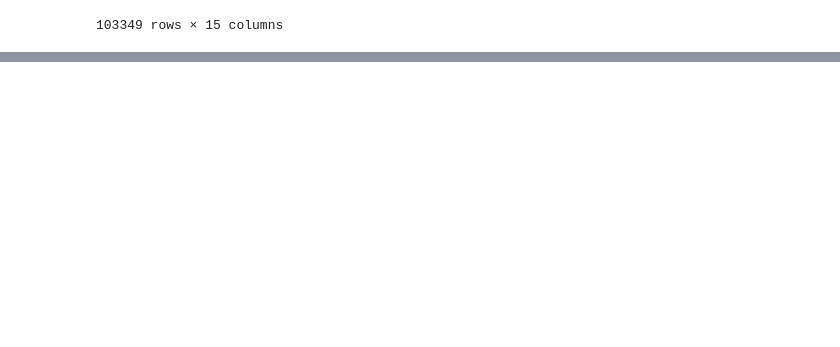
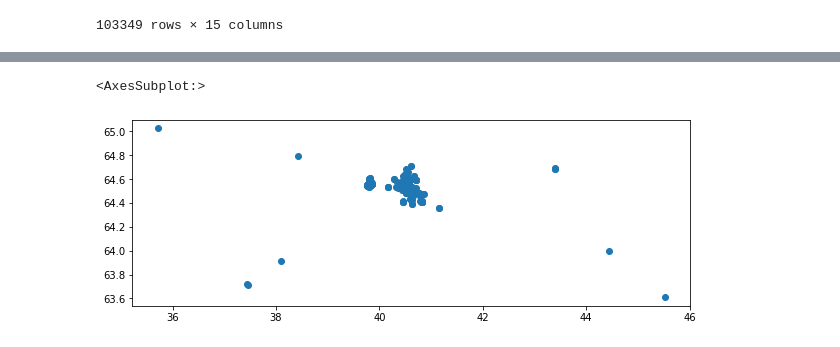
Before and after one commit to NorthGateVologda/NorthGate, a Jupyter notebook: GeoJSON.ipynb, the cells around one changed output, grey strips where cells are left out. Saved outputs shown, nothing was run; the diff lists cells and outputs as text; code cells hidden in the pictures; blank space fills up the shorter version.

```diff
--- a/GeoJSON.ipynb
+++ b/GeoJSON.ipynb
@@ -248,0 +251,3 @@ data
+# %%
+objects_education = gpd.read_file('data/objects_education.geojson')
+data = objects_education
@@ -248,0 +278,2 @@ data
+# %%
+data = data.to_crs('WGS84')
@@ -248,0 +301,5 @@ data
+# %%
+data.plot(figsize=(10,10))
+# %% [output]
+<AxesSubplot:>
+[figure, added]
```
Also changed, not shown: parts of 8 cells of this notebook.
